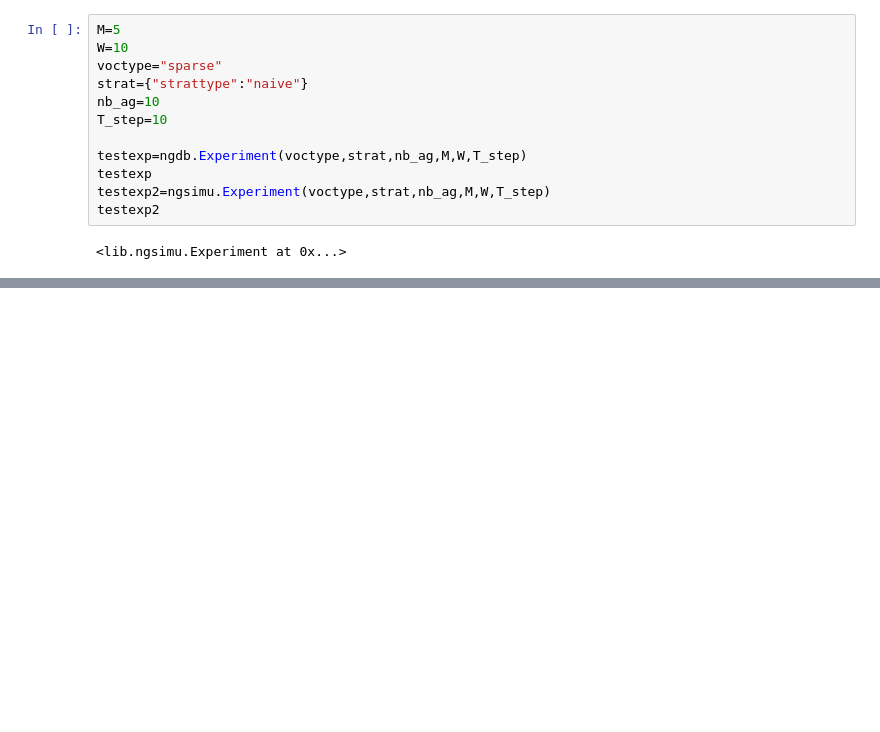
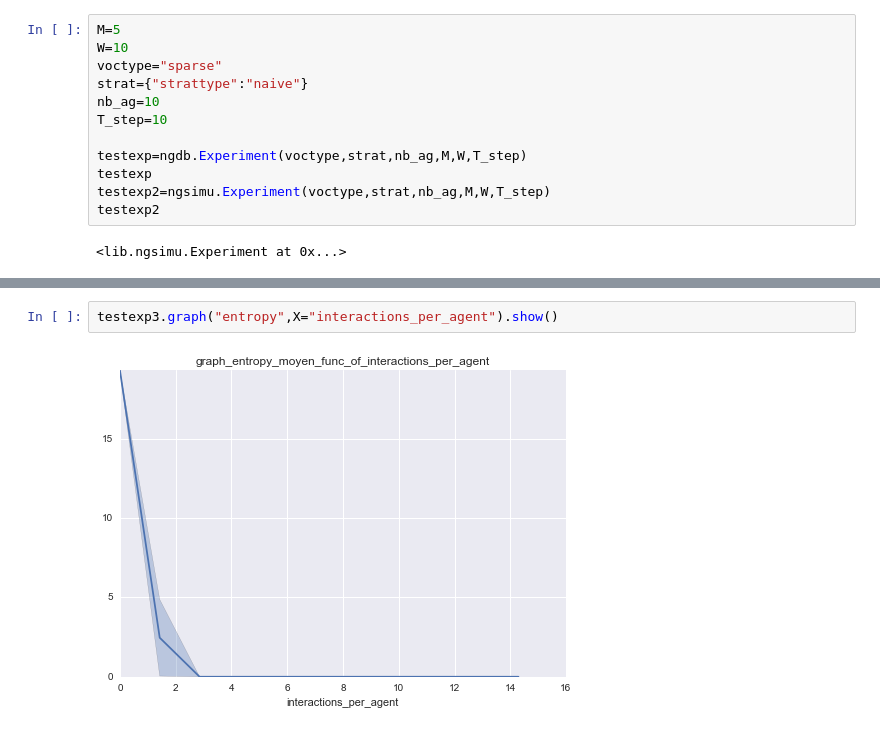
Before and after one commit to flowersteam/naminggamesal, a Jupyter notebook: notebooks/6_Intro_Experiment_Database.ipynb, the cells around one changed output, grey strips where cells are left out. Drawn from its saved outputs; the diff is of its cells as text; blank space fills up the shorter version.

```diff
--- a/notebooks/6_Intro_Experiment_Database.ipynb
+++ b/notebooks/6_Intro_Experiment_Database.ipynb
@@ -50,0 +63,4 @@ testexp3.graph().show()
+# %%
+testexp3.graph("entropy",X="interactions_per_agent").show()
+# %% [output]
+[figure, added]
```
Also changed, not shown: parts of 14 cells of this notebook, 14 other files.
